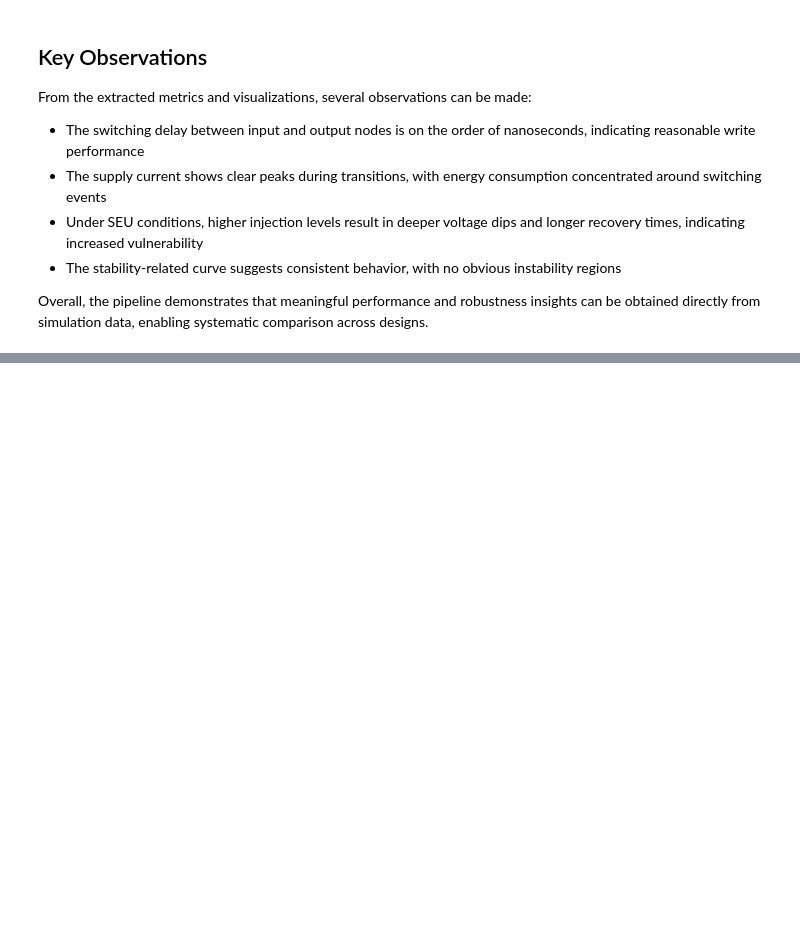
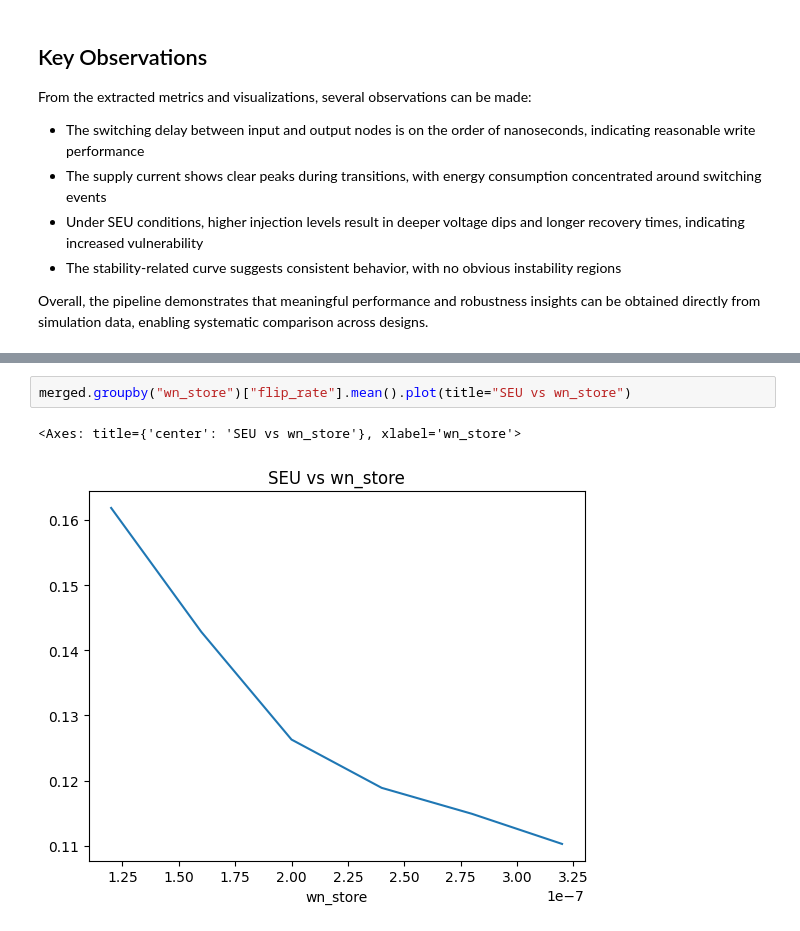
Before and after one commit to gannon1penn/ESE5760_Final_Project, a Jupyter notebook: sram_analysis.ipynb, the cells around one changed output, grey strips where cells are left out. Drawn from its saved outputs; the diff is of its cells as text; blank space fills up the shorter version.

```diff
--- a/sram_analysis.ipynb
+++ b/sram_analysis.ipynb
@@ -216,0 +347,5 @@ Overall, the pipeline demonstrates that meaningful performance and robustness in
+# %%
+merged.groupby("wn_store")["flip_rate"].mean().plot(title="SEU vs wn_store")
+# %% [output]
+<Axes: title={'center': 'SEU vs wn_store'}, xlabel='wn_store'>
+[figure, added]
```
Also changed, not shown: parts of 22 cells of this notebook, 7 other files.
